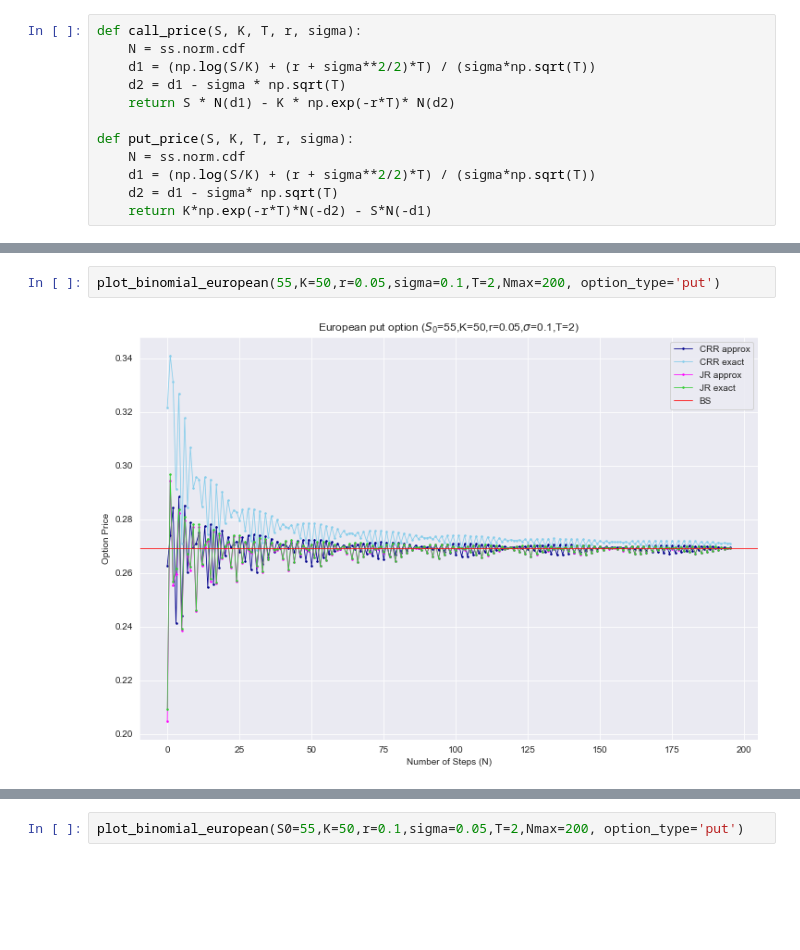
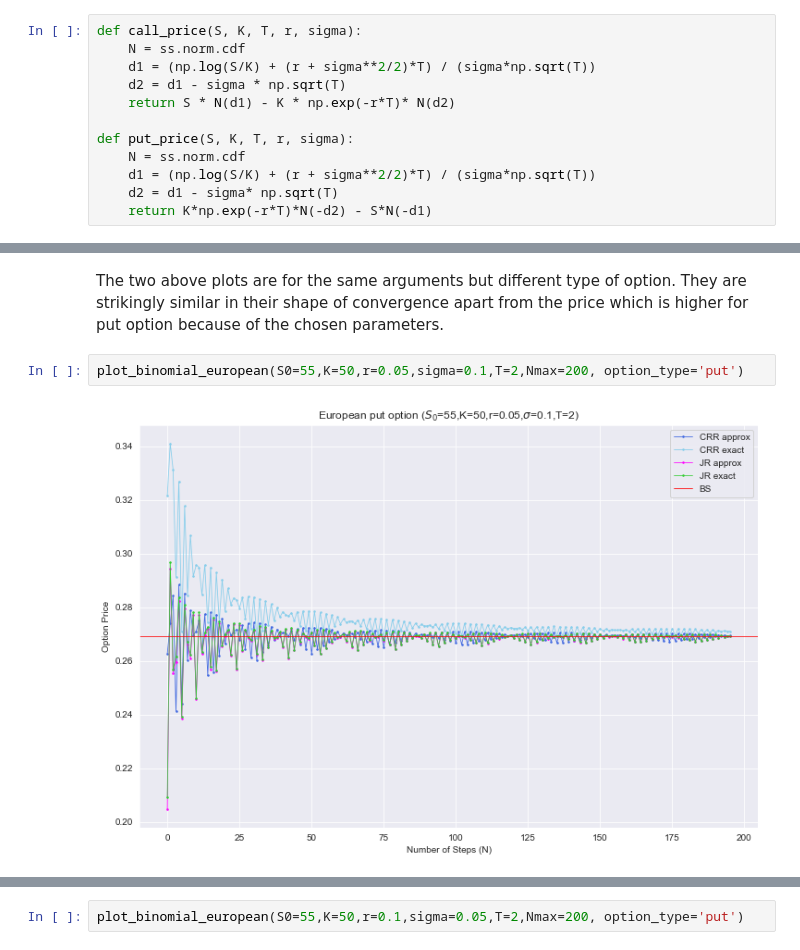
Before and after one commit to martyna-B/Computational_finance, a Jupyter notebook: List 2/list2.ipynb, the cells around one changed output, grey strips where cells are left out. Saved outputs shown, nothing was run; the diff lists cells and outputs as text; blank space fills up the shorter version.

```diff
--- a/List 2/list2.ipynb
+++ b/List 2/list2.ipynb
@@ -215,5 +214,7 @@ plot_binomial_european(S0=45,K=50,r=0.05,sigma=0.1,T=2,Nmax=200, option_type='ca
+# %% [markdown]
+The two above plots are for the same arguments but different type of option. They are strikingly similar in their shape of convergence apart from the price which is higher for put option because of the chosen parameters.
 # %%
-plot_binomial_european(55,K=50,r=0.05,sigma=0.1,T=2,Nmax=200, option_type='put')
+plot_binomial_european(S0=55,K=50,r=0.05,sigma=0.1,T=2,Nmax=200, option_type='put')
 # %% [output]
-[figure, old version]
+[figure, new version]
 # %%
```
Also changed, not shown: parts of 19 cells of this notebook.
